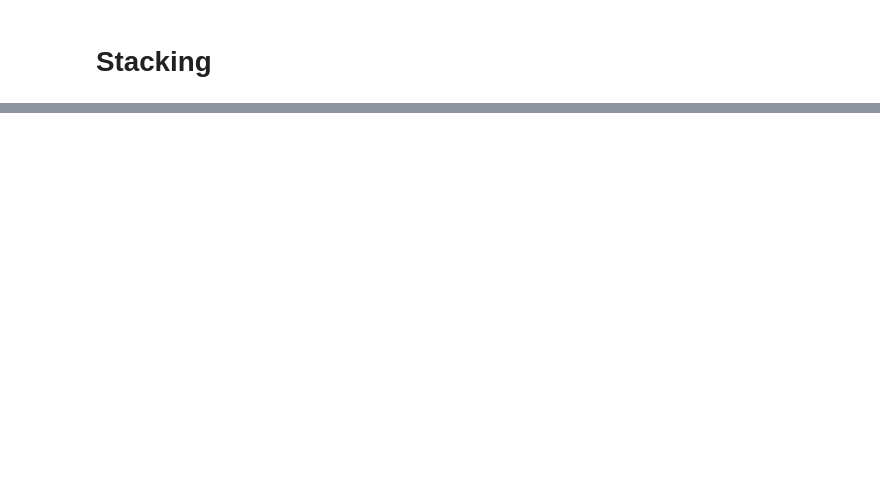
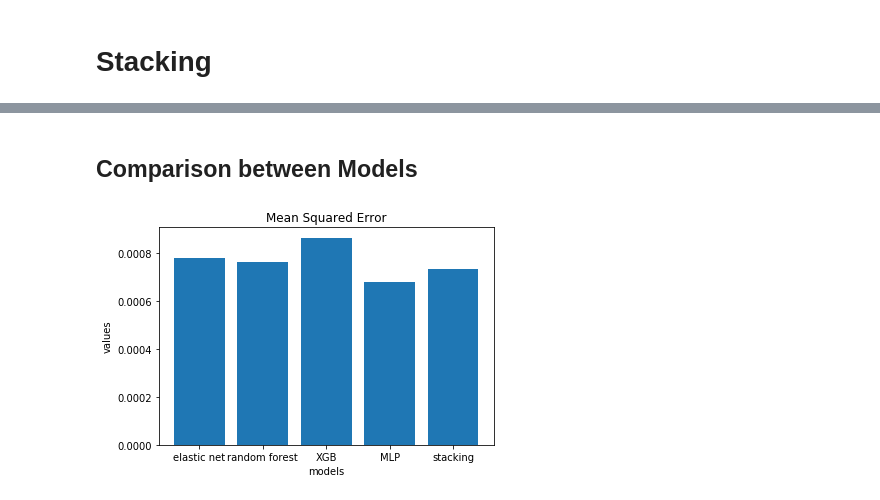
Before and after one commit to chvbs2000/SpringBoard, a Jupyter notebook: Capstone_Project1/analysis.ipynb, the cells around one changed output, grey strips where cells are left out. Cells and saved outputs as stored; diff of their text form; code cells hidden in the pictures; blank space fills up the shorter version.

```diff
--- a/Capstone_Project1/analysis.ipynb
+++ b/Capstone_Project1/analysis.ipynb
@@ -811,0 +903,28 @@ As the result, the best model is to use stacking by combing random forest regres
+# %% [markdown]
+## Comparison between Models
+# %%
+# Mean Squared Error
+model_mse = [
+              mean_squared_error(y_test, y_pred_net),\
+              mean_squared_error(y_test, y_pred_rf),\
+              mean_squared_error(y_test, y_pred_xgb),\
+              mean_squared_error(y_test, y_pred_mlp),\
+              mean_squared_error(y_test, y_stack_pred)]
+bar_cat = ('elastic net','random forest', 'XGB','MLP', 'stacking')
+y_pos = np.arange(len(bar_cat))
+
+# Create bars
+plt.bar(y_pos, model_mse)
+
+# Create names on the x-axis
+plt.xticks(y_pos, bar_cat)
+
+# Add title and axis names
+plt.title('Mean Squared Error')
+plt.xlabel('models')
+plt.ylabel('values')
+
+# Show graphic
+plt.show()
+# %% [output]
+[figure, added]
```
Also changed, not shown: parts of 42 cells of this notebook.
